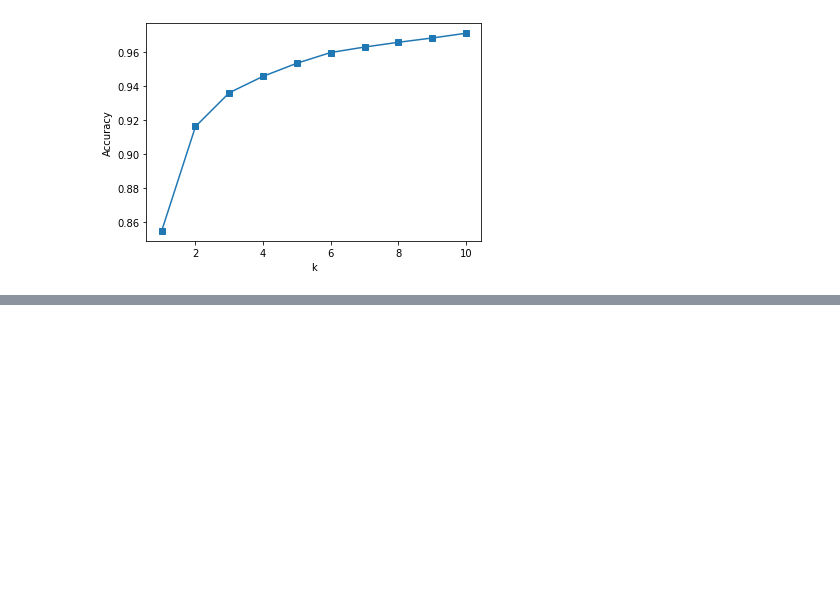
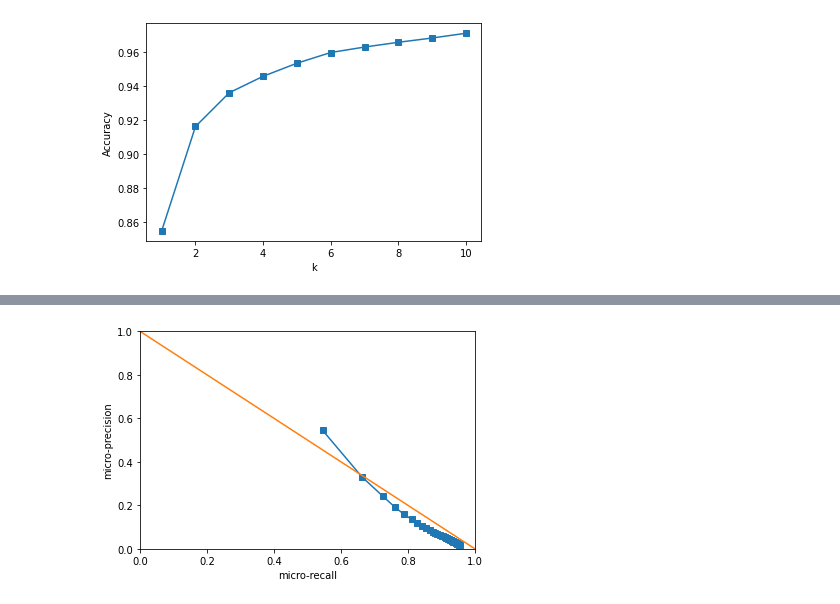
Before and after one commit to the-SQuAD-squad/IR, a Jupyter notebook: IR.ipynb, the cells around one changed output, grey strips where cells are left out. Drawn from its saved outputs; the diff is of its cells as text; code cells hidden in the pictures; blank space fills up the shorter version.

Commit message:
add prec-recall, mrr metrics

```diff
--- a/IR.ipynb
+++ b/IR.ipynb
@@ -540,0 +258,41 @@ BERT answer:
+# %%
+#@title precision - recall - mrr { form-width: "25%" }
+
+max_documents = 50
+relevant_documents = 0
+
+micro_precision = []
+micro_recall = []
+mrr = []
+
+for retrieved_documents in tqdm(range(1, max_documents+1)):
+    precision = []
+    recall = []
+    reciprocal_ranks = []
+    for j,result in enumerate(results.T):
+        relevant_documents = 0
+        result = np.argsort(result)
+        if df_original_test['passage'].tolist()[j] in [text for text in passage_test[result[-retrieved_documents:].tolist()]]:
+            relevant_documents = 1
+            rank = 1+[txt for txt in passage_test[result[-retrieved_documents:].tolist()]].index(df_original_test['passage'].tolist()[j])
+            reciprocal_ranks.append(1/rank)
+        else:
+            reciprocal_ranks.append(0)
+
+        precision.append(relevant_documents/retrieved_documents)
+        recall.append(relevant_documents)
+
+    micro_precision.append(np.mean(precision))
+    micro_recall.append(np.mean(recall))
+    mrr.append(np.mean(reciprocal_ranks))
+# %%
+#@title precision - recall { form-width: "25%" }
+
+plt.plot(micro_recall, micro_precision, "-s");
+plt.plot([0,1], [1,0]);
+plt.xlim((0,1))
+plt.ylim((0,1))
+plt.xlabel("micro-recall");
+plt.ylabel("micro-precision");
+# %% [output]
+[figure, added]
```
Also changed, not shown: parts of 11 cells of this notebook.
